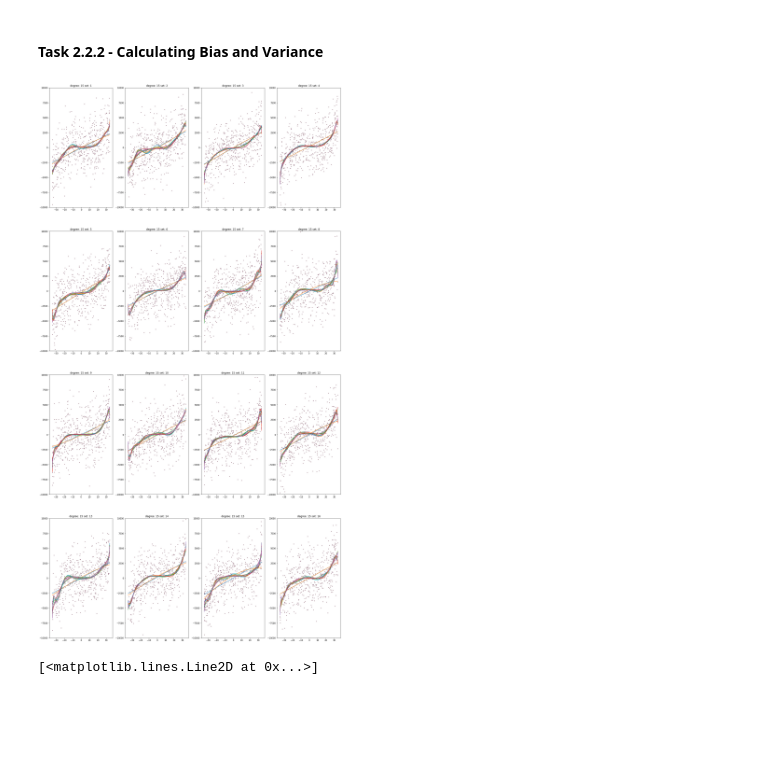
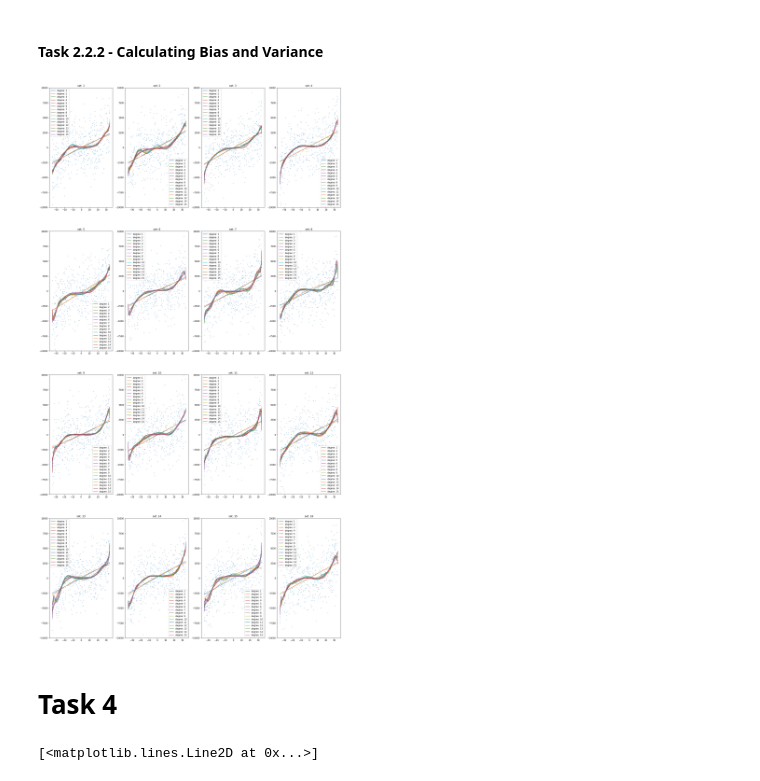
Before and after one commit to ShreyasRevankar/Polynomial-Regression, a Jupyter notebook: 1_assgn1/code.ipynb, the cells around one changed output. Saved outputs shown, nothing was run; the diff lists cells and outputs as text; code cells hidden in the pictures; blank space fills up the shorter version.

```diff
--- a/1_assgn1/code.ipynb
+++ b/1_assgn1/code.ipynb
@@ -83,24 +86,25 @@ def regression(x, y, degree):
 # %%
 poly_y = []
 poly_coefs = []
 poly_intercepts = []
 poly_regs = []
 for i in range(1, 16):
     y_predicted, coefs, intercepts, regs = regression(train_sets_X, train_sets_Y, i)
     poly_y.append(y_predicted)
     poly_coefs.append(coefs)
     poly_intercepts.append(intercepts)
     poly_regs.append(regs)
 
-# UNCOMENT THIS LATER
+# Visualizing the training set fits
 plt.figure(figsize=(25,200))
-for i in range(15):
-    for j in range(16):
-        plt.subplot(16,4,j+1)
-        plt.scatter(train_sets_X[j], train_sets_Y[j], s=1)
-        plt.ylim(-10000, 10000)
-        plt.plot(train_sets_X[j], poly_y[i][j])
-        plt.title('degree: ' + str(i+1) + ' set: ' + str(j+1))
+for i in range(16):
+    plt.subplot(16, 4, i+1)
+    plt.scatter(train_sets_X[i], train_sets_Y[i], s=1)
+    plt.ylim(-10000, 10000)
+    plt.title('set: ' + str(i+1))
+    for j in range(15):
+        plt.plot(train_sets_X[i], poly_y[j][i], label='degree: ' + str(j+1))
+        plt.legend()
 # %% [output]
-[figure, old version]
+[figure, new version]
 # %%
@@ -160 +148,3 @@ variance = np.array(variance)
+# %% [markdown]
+# Task 4
 # %%
```
Also changed, not shown: parts of 11 cells of this notebook, 2 other files.
